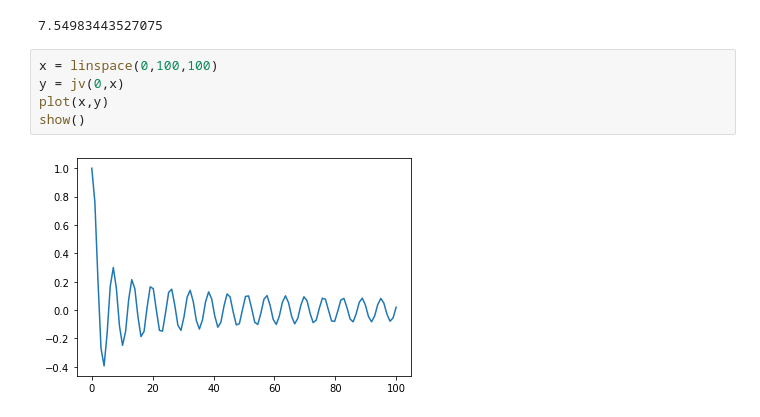
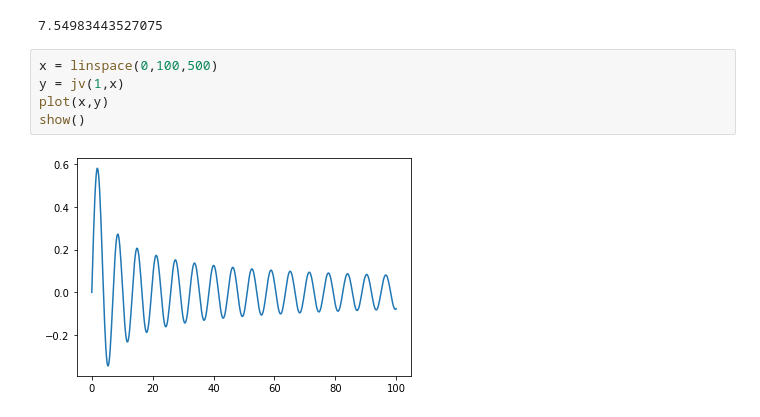
Before and after one commit to richmf/Fisica-Computacional-clases, a Jupyter notebook: py numba.ipynb, the cells around one changed output. Saved outputs shown, nothing was run; the diff lists cells and outputs as text.

```diff
--- a/py numba.ipynb
+++ b/py numba.ipynb
@@ -31,12 +31,12 @@ sqrt(57)
 # %% [output]
 7.54983443527075
 # %%
-x = linspace(0,100,100)
-y = jv(0,x)
+x = linspace(0,100,500)
+y = jv(1,x)
 plot(x,y)
 show()
 # %% [output]
-[figure, old version]
+[figure, new version]
 # %%
 def filtrar(x,y):
     filtro = []
```
Also changed, not shown: parts of 5 cells of this notebook, 1 other file.
